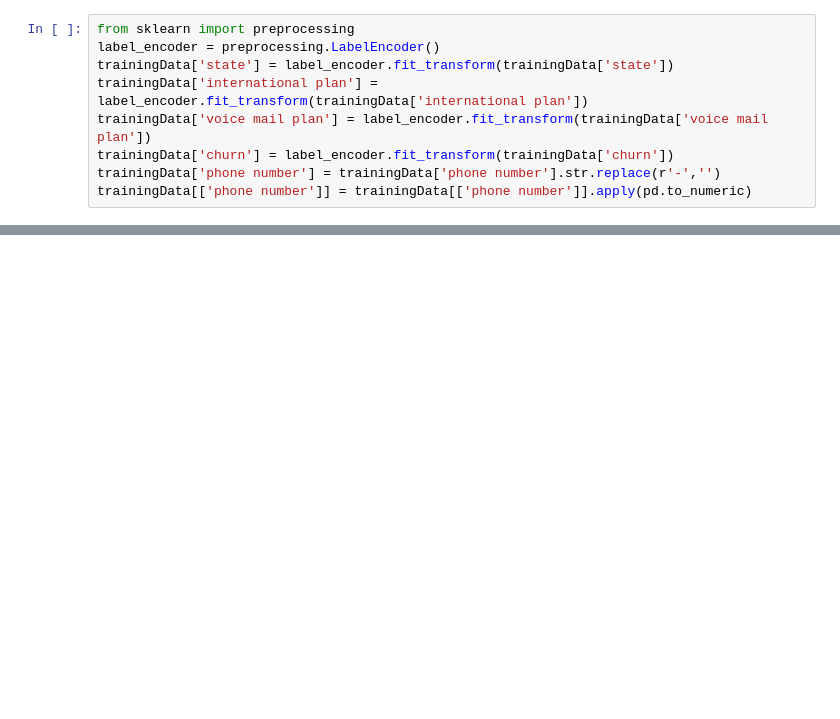
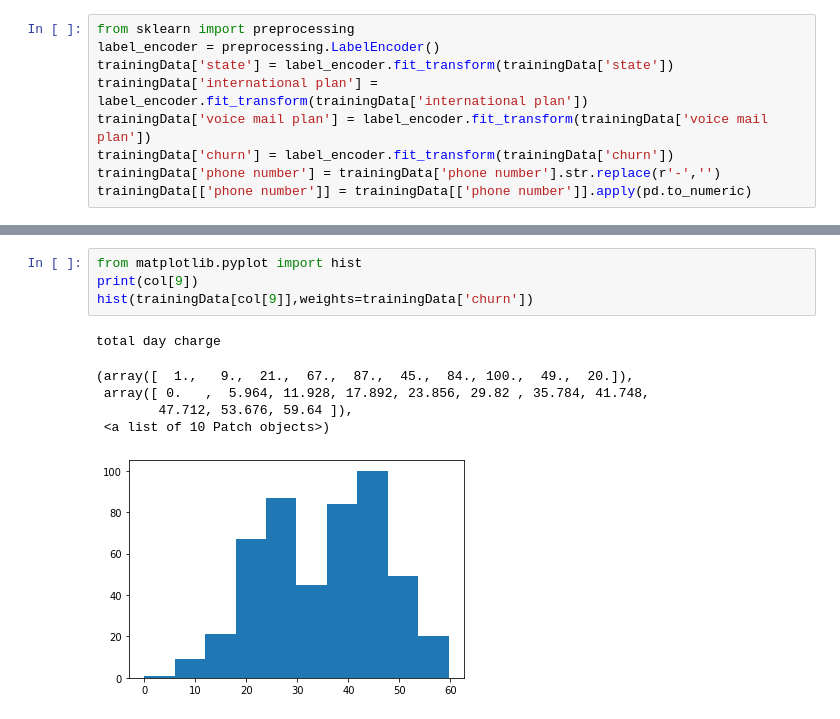
Before and after one commit to duhajarrar/TelecomMIT, a Jupyter notebook: telecom.ipynb, the cells around one changed output, grey strips where cells are left out. Saved outputs shown, nothing was run; the diff lists cells and outputs as text; blank space fills up the shorter version.

```diff
--- a/telecom.ipynb
+++ b/telecom.ipynb
@@ -52,0 +63,11 @@ trainingData[['phone number']] = trainingData[['phone number']].apply(pd.to_nume
+# %%
+from matplotlib.pyplot import hist
+print(col[9])
+hist(trainingData[col[9]],weights=trainingData['churn'])
+# %% [output]
+total day charge
+(array([  1.,   9.,  21.,  67.,  87.,  45.,  84., 100.,  49.,  20.]),
+ array([ 0.   ,  5.964, 11.928, 17.892, 23.856, 29.82 , 35.784, 41.748,
+        47.712, 53.676, 59.64 ]),
+ <a list of 10 Patch objects>)
+[figure, added]
```
Also changed, not shown: parts of 7 cells of this notebook.
